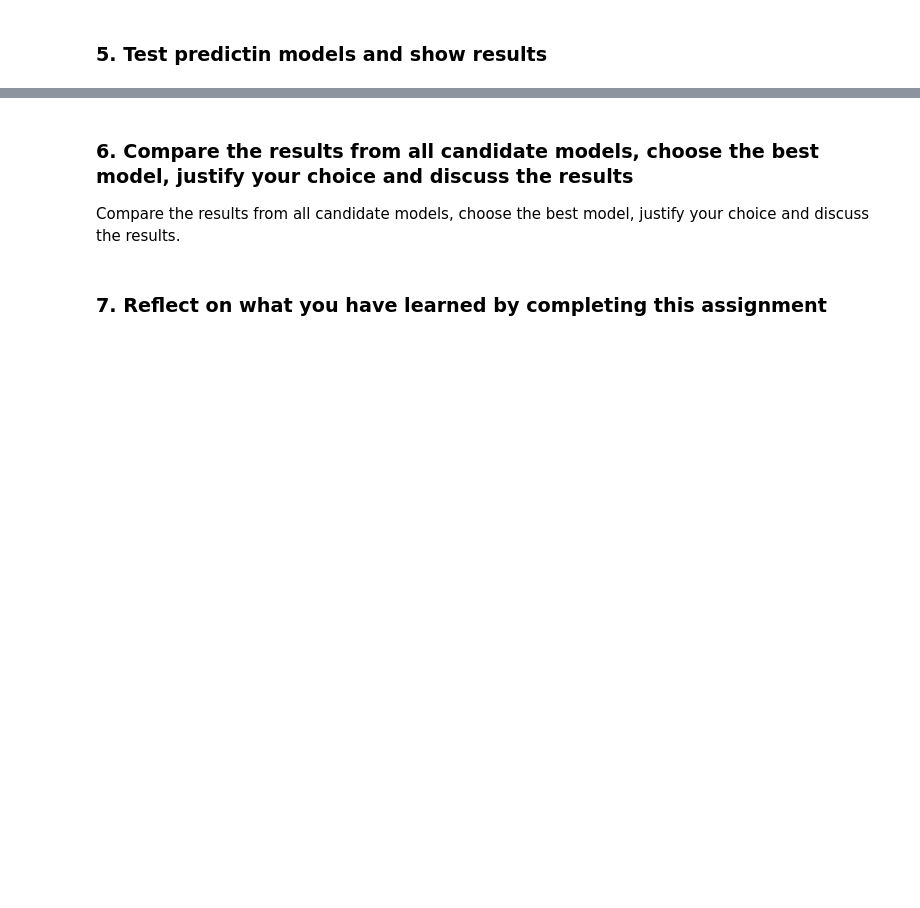
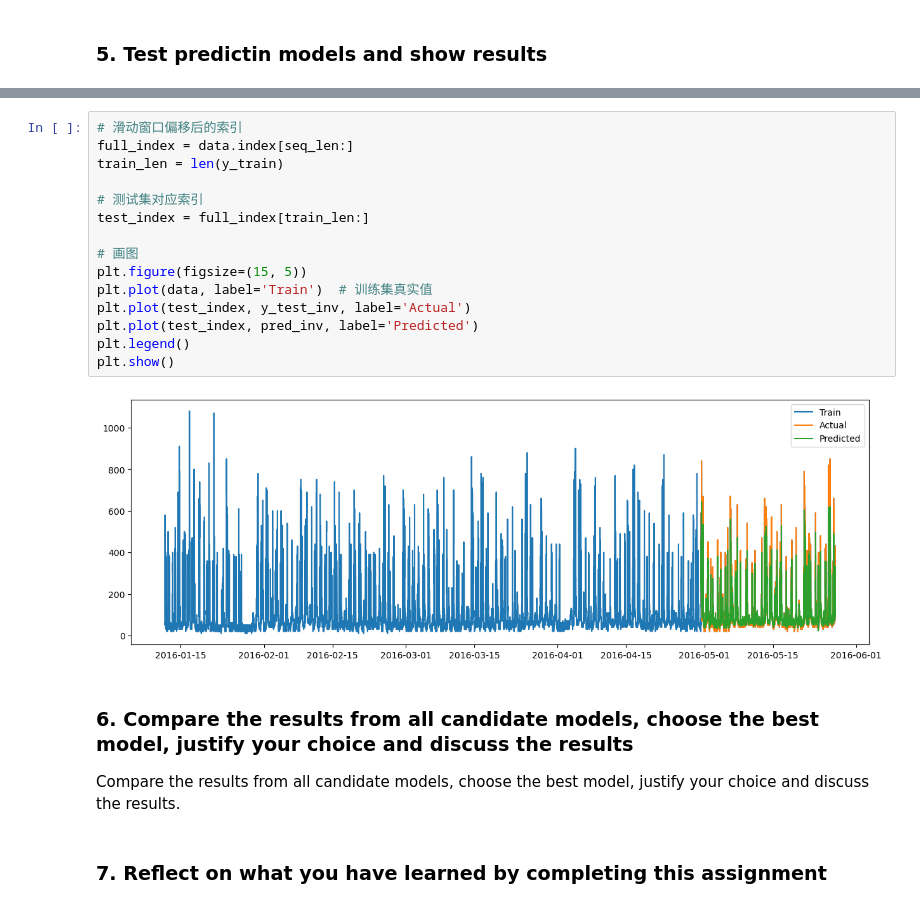
Before and after one commit to secary/compsci7306, a Jupyter notebook: mbd_a2/a1942340_dongjuma_assign2.ipynb, the cells around one changed output, grey strips where cells are left out. Cells and saved outputs as stored; diff of their text form; blank space fills up the shorter version.

```diff
--- a/mbd_a2/a1942340_dongjuma_assign2.ipynb
+++ b/mbd_a2/a1942340_dongjuma_assign2.ipynb
@@ -185,3 +286,20 @@ plt.show()
+# %%
+# 滑动窗口偏移后的索引
+full_index = data.index[seq_len:]
+train_len = len(y_train)
+
+# 测试集对应索引
+test_index = full_index[train_len:]
+
+# 画图
+plt.figure(figsize=(15, 5))
+plt.plot(data, label='Train')  # 训练集真实值
+plt.plot(test_index, y_test_inv, label='Actual')
+plt.plot(test_index, pred_inv, label='Predicted')
+plt.legend()
+plt.show()
+# %% [output]
+[figure, added]
 # %% [markdown]
 ### 6. Compare the results from all candidate models, choose the best model, justify your choice and discuss the results
 
```
Also changed, not shown: parts of 11 cells of this notebook.
